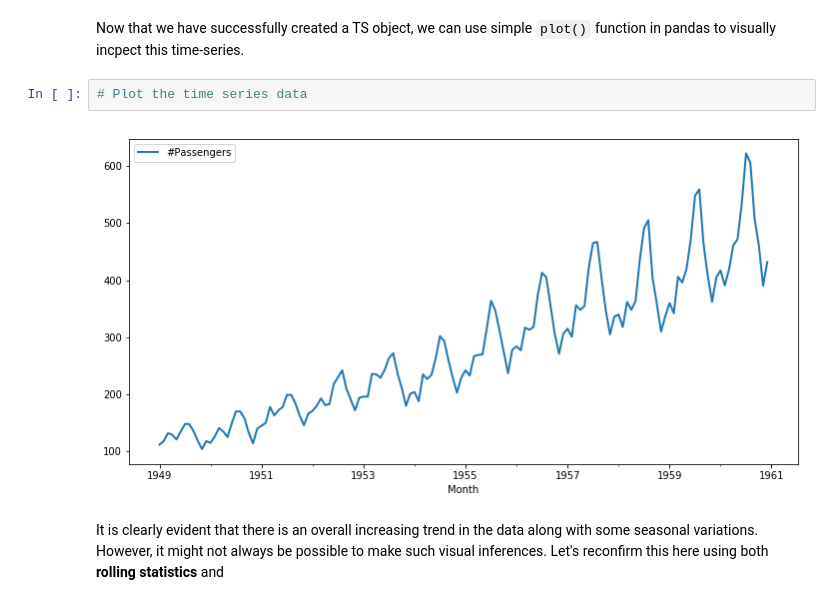
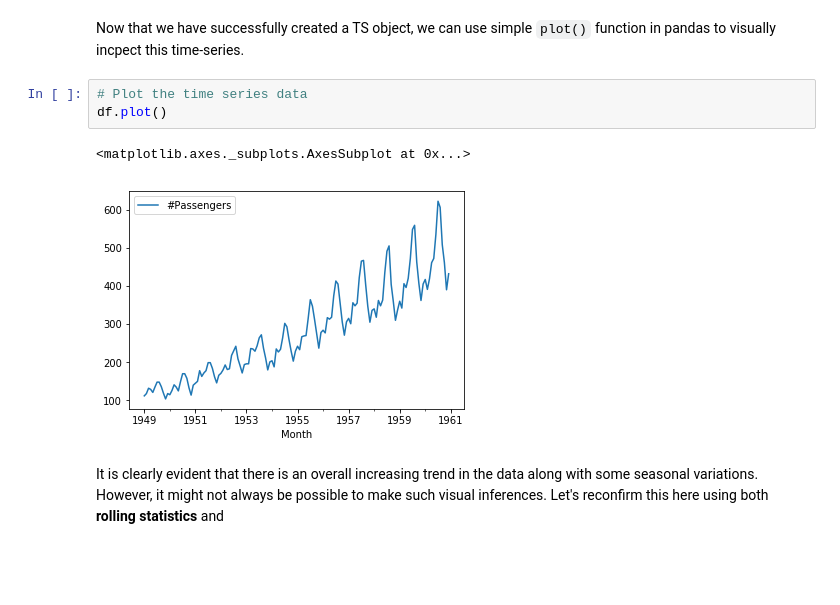
Before and after one commit to mubarakb/dsc-3-25-06-testing-for-trends-lab-nyc-career-ds-102218, a Jupyter notebook: index.ipynb, the cells around one changed output. Saved outputs shown, nothing was run; the diff lists cells and outputs as text; blank space fills up the shorter version.

```diff
--- a/index.ipynb
+++ b/index.ipynb
@@ -98,8 +98,10 @@ DatetimeIndex(['1949-01-01', '1949-02-01', '1949-03-01', '1949-04-01',
 Now that we have successfully created a TS object, we can use simple `plot()` function in pandas to visually incpect this time-series.
 # %%
 # Plot the time series data
+df.plot()
 # %% [output]
+<matplotlib.axes._subplots.AxesSubplot at 0x...>
-[figure, old version]
+[figure, new version]
 # %% [markdown]
 It is clearly evident that there is an overall increasing trend in the data along with some seasonal variations. However, it might not always be possible to make such visual inferences. Let's reconfirm this here using both **rolling statistics** and
 # %% [markdown]
```
